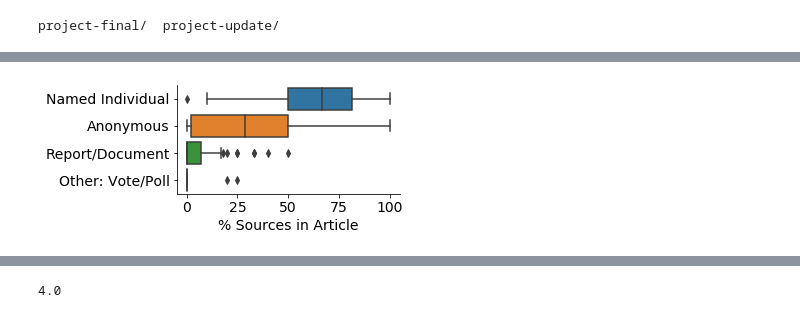
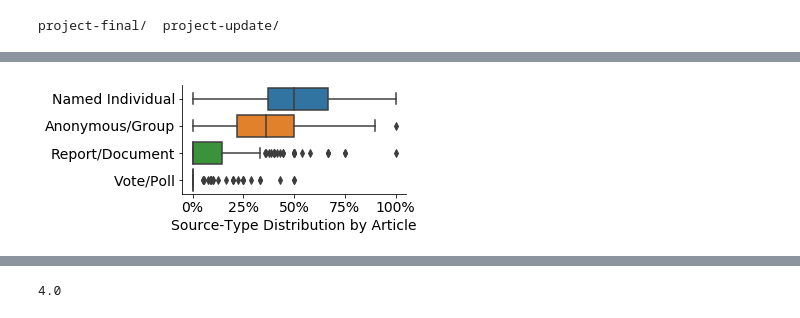
Before and after one commit to alex2awesome/source-exploration, a Jupyter notebook: notebooks/2022-05-08__analyze-source-annotations.ipynb, the cells around one changed output, grey strips where cells are left out. Drawn from its saved outputs; the diff is of its cells as text; code cells hidden in the pictures.

```diff
--- a/notebooks/2022-05-08__analyze-source-annotations.ipynb
+++ b/notebooks/2022-05-08__analyze-source-annotations.ipynb
@@ -323,6 +247,8 @@ all_doc_data_df[[
 ]].fillna('')
 # %% [markdown]
 # Analyze Aggregate Source Information
+# %%
+all_doc_data_df = all_doc_data_df.assign(head=lambda df: df['head'].str.strip())
 # %%
 sentence_features = (
     all_doc_data_df
@@ -911,28 +861,41 @@ project-final/  project-update/
 # %%
 f, ax = plt.subplots(1, 1, figsize=(4, 2))
-anon_cols = ['Unnamed Group', 'Named Group', 'Unnamed Individual']
+anon_cols = ['Unnamed Group', 'Named Group',
+             'Unnamed Individual']
 (source_data_df
  .assign(c=1)
  .reset_index()
  .groupby(['doc_id', 'source_type'])['c']
  .sum().unstack().fillna(0)
  .pipe(lambda df: df.divide(df.sum(axis=1) ,axis=0))
- .assign(Anonymous=lambda df: df[anon_cols].sum(axis=1))
+ .assign(**{'Anonymous/Group':lambda df: df[anon_cols].sum(axis=1)})
  .drop(anon_cols, axis=1)
 #  .sum(axis=1)
  .unstack()
  .reset_index()
- .pipe(lambda df: sns.boxplot(data=df.assign(p=lambda df: df[0]*100).sort_values('p', ascending=False), y='source_type', x='p', ax=ax))
+ .loc[lambda df: df['source_type'].isin([
+    'Named Individual',
+    'Report/Document',
+    'Vote/Poll',
+    'Anonymous/Group'
+ ])]
+ .pipe(lambda df: sns.boxplot(
+        data=df.assign(p=lambda df: df[0]*100).sort_values('p', ascending=False),
+        y='source_type',
+        x='p',
+        ax=ax
+   )
+  )
 )
 
 ax.spines['right'].set_visible(False)
 ax.spines['top'].set_visible(False)
 ax.set_ylabel('')
-# plt.xticks(rotation=45)
-ax.set_xlabel('% Sources in Article')
+plt.xticks([0, 25, 50, 75, 100], ['0%', '25%', '50%', '75%', '100%'])
+ax.set_xlabel('Source-Type Distribution by Article')
 plt.savefig('../latex/robins-class/project-final/figures/source-usage-by-source-type-boxplot.png', bbox_inches='tight')
 # %% [output]
-[figure, old version]
+[figure, new version]
 # %%
 dm_cols = ['Decision Maker', 'Participant']
 f, ax = plt.subplots(1, 1, figsize=(4, 2))
```
Also changed, not shown: parts of 20 cells of this notebook, 18 other files.
